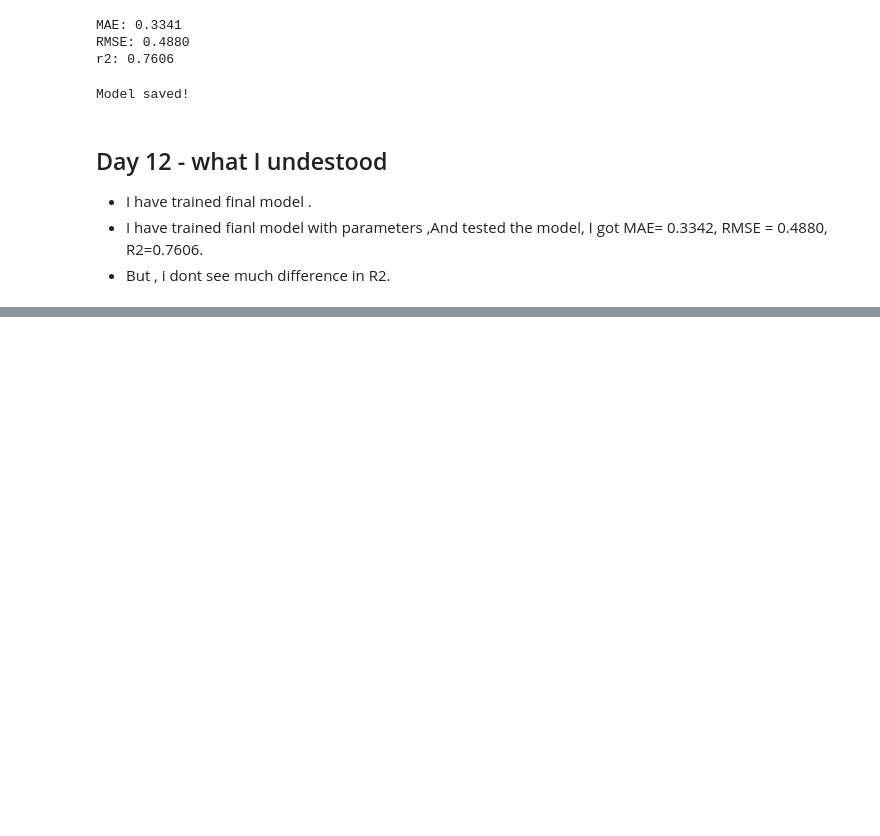
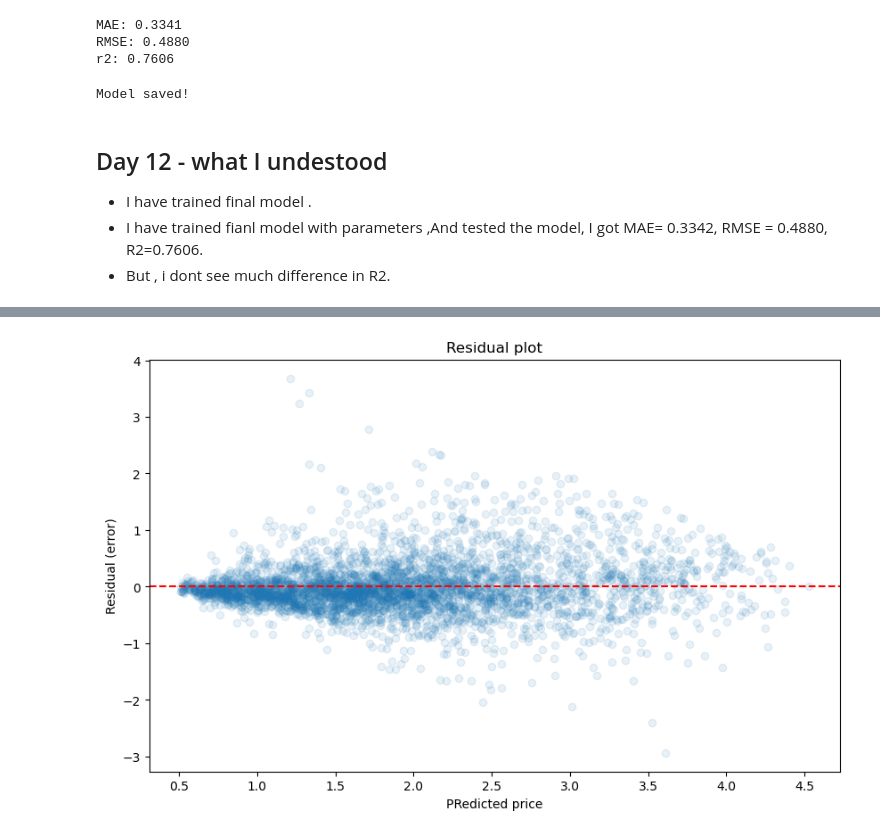
Before and after one commit to Roshan0003goud/california-housing-regression, a Jupyter notebook: notebooks/03_modeling.ipynb, the cells around one changed output, grey strips where cells are left out. Saved outputs shown, nothing was run; the diff lists cells and outputs as text; code cells hidden in the pictures; blank space fills up the shorter version.

```diff
--- a/notebooks/03_modeling.ipynb
+++ b/notebooks/03_modeling.ipynb
@@ -190,0 +203,13 @@ Model saved!
+# %%
+# step 2 - Residual plot
+residuals = y_test.values.ravel() - y_pred_final
+
+plt.figure(figsize=(10, 6))
+plt.scatter(y_pred_final, residuals, alpha=0.1)
+plt.axhline(y=0, color='red', linestyle='--')
+plt.xlabel("PRedicted price")
+plt.ylabel("Residual (error)")
+plt.title("Residual plot")
+plt.show()
+# %% [output]
+[figure, added]
```
Also changed, not shown: parts of 6 cells of this notebook.
